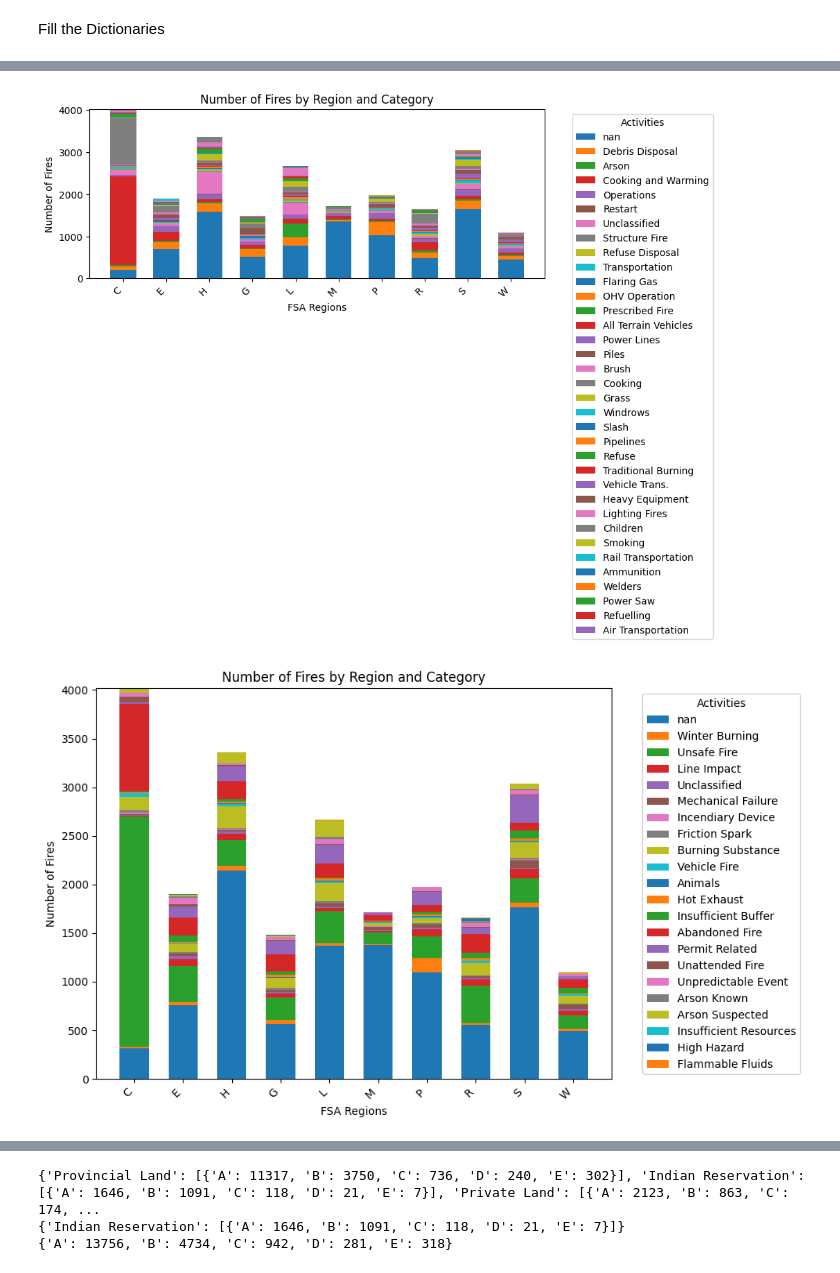
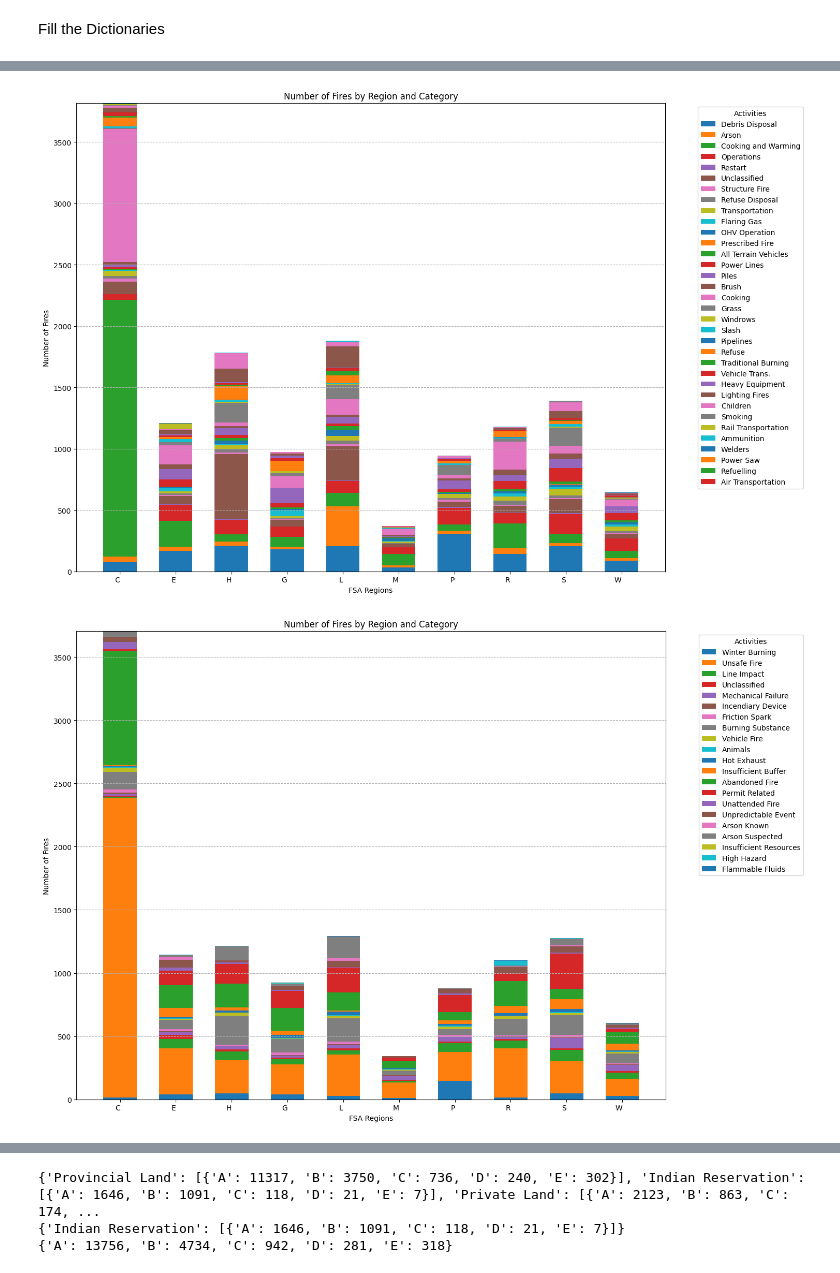
Before and after one commit to pandya-aditya/CxC_Hackathon, a Jupyter notebook: main.ipynb, the cells around one changed output, grey strips where cells are left out. Cells and saved outputs as stored; diff of their text form; code cells hidden in the pictures.

```diff
--- a/main.ipynb
+++ b/main.ipynb
@@ -197,6 +198,11 @@ for key,value in causes_dict.items():
         for k,v in t[1].items():
             size_true_dict[k][l] += v
 
+for key, value in size_activity_dict.items():
+    size_activity_dict[key].pop(np.nan)
+
+for key, value in size_true_dict.items():
+    size_true_dict[key].pop(np.nan)
 
 print(size_general_dict)
 print(size_activity_dict)
@@ -264,36 +270,41 @@ for key,value in causes_dict.items():
         except(KeyError):
             break
     t_causes_total[key] = temp
+
+for key, value in a_causes_total.items():
+    a_causes_total[key].pop(np.nan)
+
+for key, value in t_causes_total.items():
+    t_causes_total[key].pop(np.nan)
 # %%
 def plot_fires_by_region_and_category(causes_total):
     categories = list(causes_total['C'].keys())
     labels = list(causes_total.keys())
 
-    fig, ax = plt.subplots(figsize=(10, 6))
+    fig, ax = plt.subplots(figsize=(15, 10))
     bar_width = 0.6
 
     for i, category in enumerate(categories):
         values = [causes_total[label][category] for label in labels]
         bottom_values = [sum(causes_total[label][categories[j]] for j in range(i)) for label in labels]
 
         ax.bar(labels, values, width=bar_width, label=category, bottom=bottom_values)
 
     ax.set_ylabel('Number of Fires')
     ax.set_xlabel('FSA Regions')
     ax.set_title('Number of Fires by Region and Category')
     ax.legend(title='Activities', bbox_to_anchor=(1.05, 1), loc='upper left')
-    plt.xticks(rotation=45, ha='right')
+    plt.xticks(rotation=0, ha='right')
     plt.tight_layout()
+    plt.grid(axis='y', linestyle='--')
     plt.show()
 
 
 plot_fires_by_region_and_category(a_causes_total)
 
-
 plot_fires_by_region_and_category(t_causes_total)
 
-
 plot_fires_by_region_and_category(g_causes_total)
 # %% [output]
-[figure, old version]
+[figure, new version]
-[figure, old version]
+[figure, new version]
```
Also changed, not shown: parts of 13 cells of this notebook.
